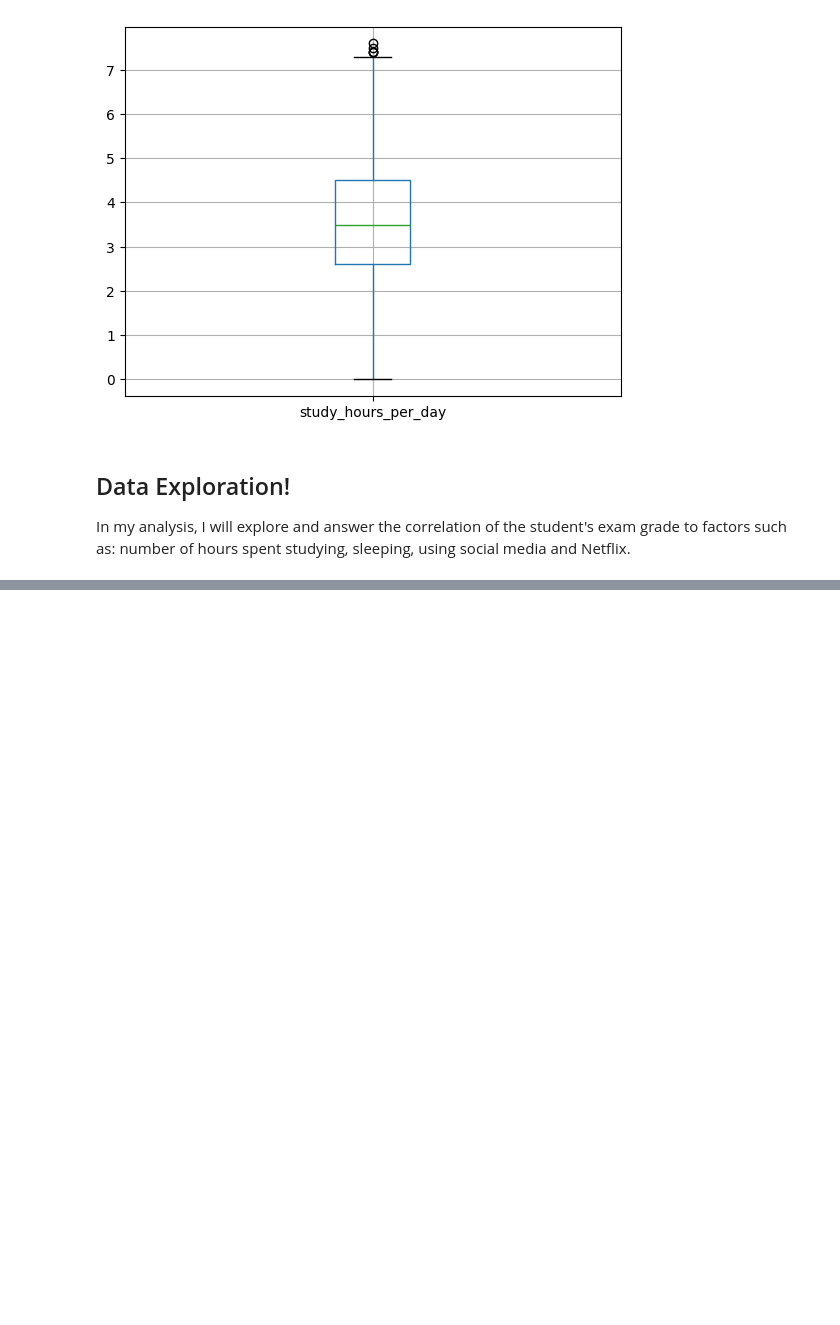
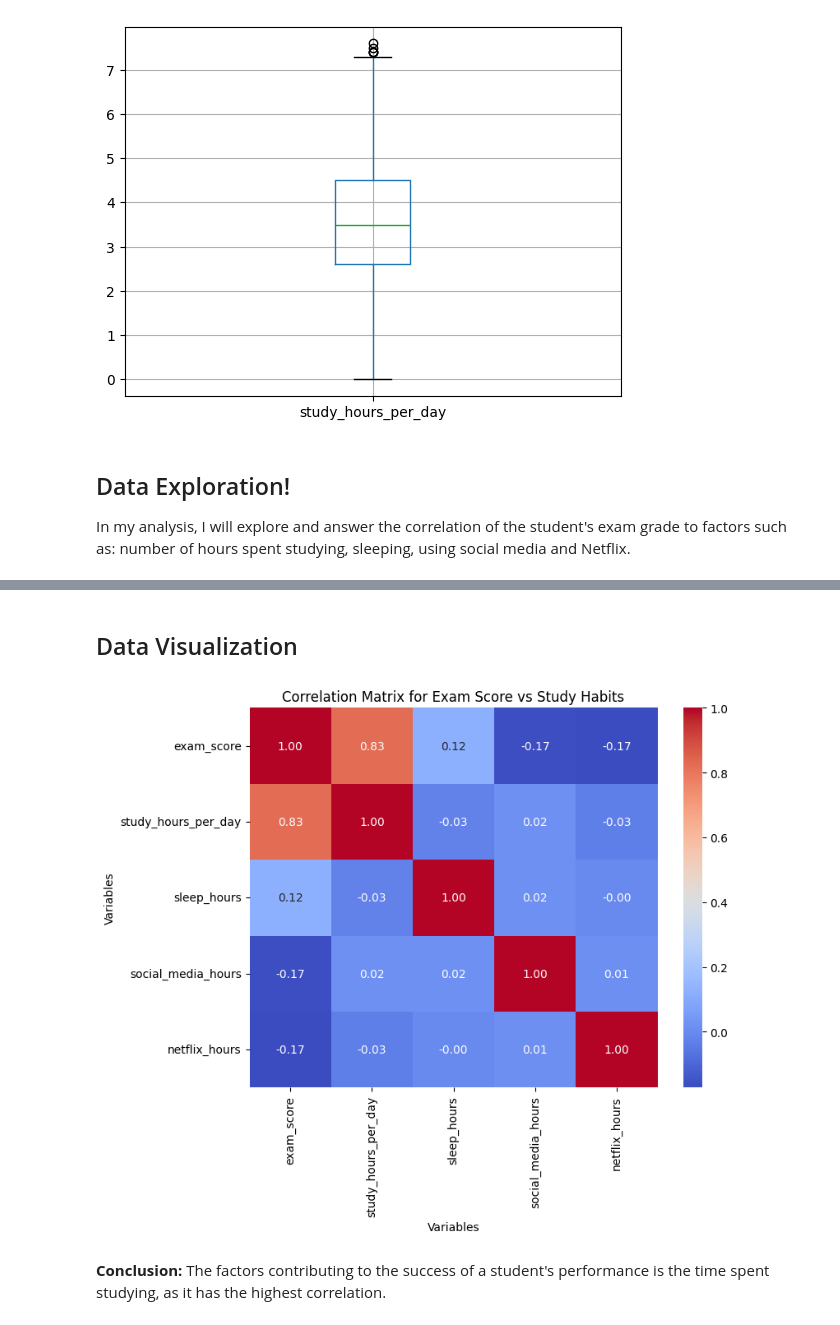
Before and after one commit to kenzylcarr/PortfolioProjects, a Jupyter notebook: Student_Habits_vs_Academic_Performance.ipynb, the cells around one changed output, grey strips where cells are left out. Cells and saved outputs as stored; diff of their text form; code cells hidden in the pictures; blank space fills up the shorter version.

```diff
--- a/Student_Habits_vs_Academic_Performance.ipynb
+++ b/Student_Habits_vs_Academic_Performance.ipynb
@@ -177,6 +177,9 @@ In my analysis, I will explore and answer the correlation of the student's exam
 # %%
 # Selecting columns of interest
 
-columns_of_interest = ['exam_score', 'study_hours_per_day', 'sleep_hours_per_day', 'social_media_hours_per_day', 'netflix_hours_per_day']
+columns_of_interest = ['exam_score', 'study_hours_per_day', 'sleep_hours', 'social_media_hours', 'netflix_hours']
 subset = data[columns_of_interest]
+
+correlation_matrix = subset.corr()
+print("Correlation Matrix:\n", correlation_matrix.round(3))
 # %% [output]
@@ -183,0 +202,15 @@ KeyError: "['sleep_hours_per_day', 'social_media_hours_per_day', 'netflix_hours_
+# %% [markdown]
+## Data Visualization
+# %%
+correlation_matrix = data[columns_of_interest].corr(method='pearson')
+
+plt.figure(figsize=(8,6))
+sns.heatmap(correlation_matrix, annot=True, cmap='coolwarm', fmt=".2f")
+plt.title("Correlation Matrix for Exam Score vs Study Habits")
+plt.xlabel("Variables")
+plt.ylabel("Variables")
+plt.show()
+# %% [output]
+[figure, added]
+# %% [markdown]
+**Conclusion:** The factors contributing to the success of a student's performance is the time spent studying, as it has the highest correlation.
```
Also changed, not shown: parts of 4 cells of this notebook.
